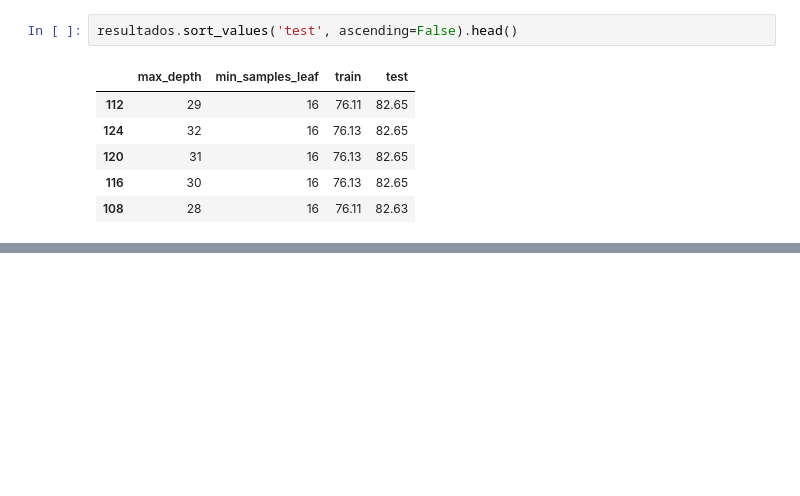
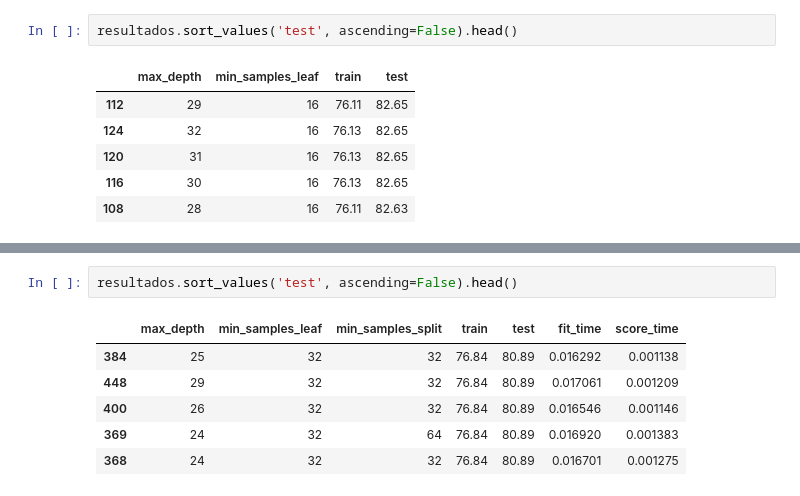
Before and after one commit to kevinpinhoiamin/python-scikit-learn8, a Jupyter notebook: Introdução_a_Machine_Learning_Otimização.ipynb, the cells around one changed output, grey strips where cells are left out. Drawn from its saved outputs; the diff is of its cells as text; blank space fills up the shorter version.

```diff
--- a/Introdução_a_Machine_Learning_Otimização.ipynb
+++ b/Introdução_a_Machine_Learning_Otimização.ipynb
@@ -440,0 +518,9 @@ resultados.sort_values('test', ascending=False).head()
+# %%
+resultados.sort_values('test', ascending=False).head()
+# %% [output]
+|  | max_depth | min_samples_leaf | min_samples_split | train | test | fit_time | score_time |
+| 384 | 25 | 32 | 32 | 76.84 | 80.89 | 0.016292 | 0.001138 |
+| 448 | 29 | 32 | 32 | 76.84 | 80.89 | 0.017061 | 0.001209 |
+| 400 | 26 | 32 | 32 | 76.84 | 80.89 | 0.016546 | 0.001146 |
+| 369 | 24 | 32 | 64 | 76.84 | 80.89 | 0.016920 | 0.001383 |
+| 368 | 24 | 32 | 32 | 76.84 | 80.89 | 0.016701 | 0.001275 |
```
Also changed, not shown: parts of 4 cells of this notebook.
